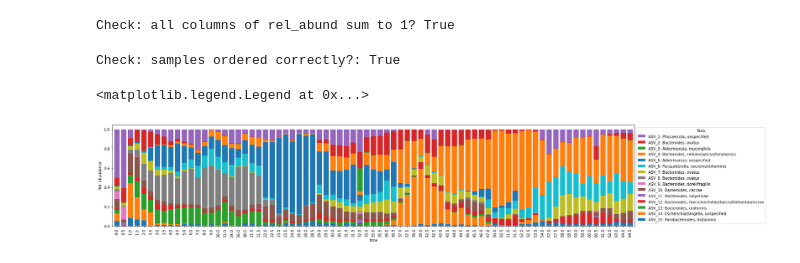
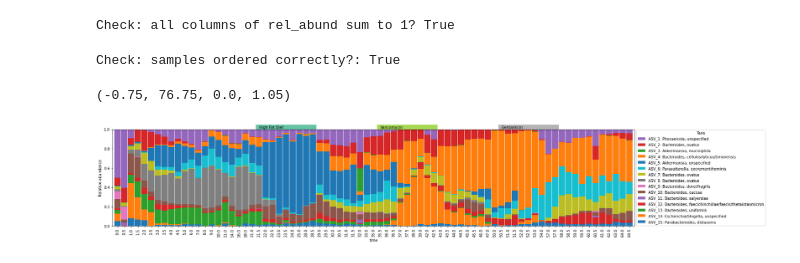
Before and after one commit to gibsonlab/mdsine2_tutorials, a Jupyter notebook: notebooks/tut_01b_viz.ipynb, the cells around one changed output. Saved outputs shown, nothing was run; the diff lists cells and outputs as text; code cells hidden in the pictures.

```diff
--- a/notebooks/tut_01b_viz.ipynb
+++ b/notebooks/tut_01b_viz.ipynb
@@ -168,43 +180,75 @@ Check: samples ordered correctly?: True
 # to plot.
 rel_abund_subj = rel_abund[subj_cols]
 
-fig, ax = plt.subplots(1)
+fig, ax = plt.subplots(2, 1, sharex=True,
+                       gridspec_kw={'hspace': 0.0, 'wspace': 0.0,
+                                    'height_ratios' : [1,20]})
 
 # The index [::-1] just reverses the order of the dataframe. We only do this
 # so that the most abundant taxa are at the top of the plot. Note, we also
 # reverse the ordering in the legend below. We also add the time data from
 # the metadata file to the x axis.
 rel_abund_subj_plot = rel_abund_subj[::-1].T
 rel_abund_subj_plot['time'] = metadata.loc[subj_cols]['time']
 
 rel_abund_subj_plot.plot.bar(
     x='time',
-    width=0.8,
+    width=0.9,
     figsize=(25,5),
-    ax=ax,
+    ax=ax[1],
     stacked=True,
     legend=True,
     )
 
-ax.set_ylabel('Relative abundance')
+ax[1].set_ylabel('Relative abundance')
 
 # We'll also update the legend so that it displays <ASV>: <genus>, <species>
 # data for each ASV.
 
-handles, labels = ax.get_legend_handles_labels()
+handles, labels = ax[1].get_legend_handles_labels()
 
 rdp['legend_tag'] = rdp.index + ': ' + \
     rdp['genus'] + ', ' + rdp['species']
 
 legend_tags = list(rdp.loc[labels[::-1]]['legend_tag'])
 
-ax.legend(
+ax[1].legend(
     handles = handles[::-1],
     labels = legend_tags,
     loc='center left',
     bbox_to_anchor=(1., 0.5),
     title='Taxa',
     )
+
+ax[1].set_ylim([0,1])
+
+# We can also use the perturbation dataset to highlight the times
+# where perturbations were applied.
+perturb_subj = perturbations[perturbations['subject'] == subj_ID]
+
+df = pd.DataFrame(columns=list(perturb_subj.index) + ['time'])
+df['time'] = metadata.loc[subj_cols]['time']
+df['idx'] = range(df.shape[0])
+
+for pert_name in perturb_subj.index:
+    df[pert_name] = None
+    start = perturb_subj.loc[pert_name]['start']
+    end = perturb_subj.loc[pert_name]['end']
+    index = np.logical_and(df['time'] >= start, df['time'] <= end)
+    df.loc[index, pert_name] = 1
+    ax[0].annotate(pert_name, (df['idx'][df['time'] == start], 0.2))
+
+df.plot.bar(
+    x='time',
+    y=perturb_subj.index,
+    width=1.0,
+    colormap='Set2',
+    ax=ax[0],
+    stacked=True,
+    legend=False,
+    )
+
+ax[0].axis('off')
 # %% [output]
-<matplotlib.legend.Legend at 0x...>
+(-0.75, 76.75, 0.0, 1.05)
-[figure, old version]
+[figure, new version]
```
Also changed, not shown: parts of 4 cells of this notebook.
